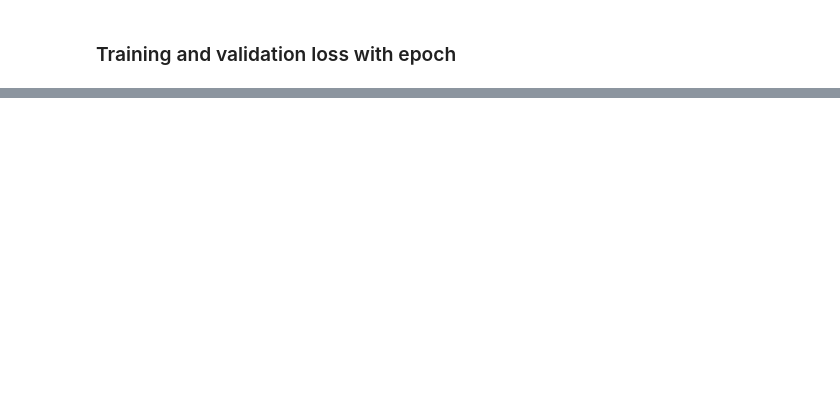
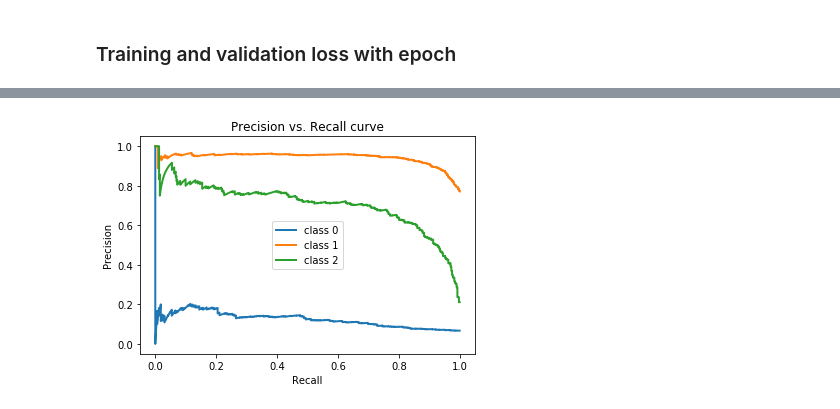
Before and after one commit to yp201/structure-based-hate-speech-detection, a Jupyter notebook: dl_baseline.ipynb, the cells around one changed output, grey strips where cells are left out. Saved outputs shown, nothing was run; the diff lists cells and outputs as text; code cells hidden in the pictures; blank space fills up the shorter version.

```diff
--- a/dl_baseline.ipynb
+++ b/dl_baseline.ipynb
@@ -191,3 +193,6 @@ Epoch: 10, Training Loss: 0.0502, Validation Loss: 0.0683
+# %%
+model = torch.load('./lstm_model.pt')
+model.eval()
 # %% [markdown]
 # Results
 # %%
@@ -200,18 +206,25 @@ accuracy=0
 count=0
 y_pred=[]
 y_actual=[]
+y_test = []
+y_score = []
 for x,y in test_dl:
 
     preds = model(x)
     preds = F.softmax(preds,1)
     for idx,p in enumerate(preds):
+        y_score.append(p.tolist())
         curr_pred=np.round(p.detach().tolist())
         curr_gt=np.round(y[idx].tolist())
+        y_test.append(y[idx].tolist())
         y_pred.append(np.argmax(curr_pred))
         y_actual.append(np.argmax(curr_gt))
         if np.array_equal(curr_pred,curr_gt):
             accuracy+=1
         count+=1
+# %%
+y_test = np.array(y_test)
+y_score = np.array(y_score)
 # %% [markdown]
 ### Accuracy on test set
 # %%
@@ -238,0 +252,15 @@ plt.legend()
+# %%
+precision = dict()
+recall = dict()
+for i in range(3):
+    precision[i], recall[i], _ = precision_recall_curve(y_test[:, i],
+                                                        y_score[:, i])
+    plt.plot(recall[i], precision[i], lw=2, label='class {}'.format(i))
+
+plt.xlabel("Recall")
+plt.ylabel("Precision")
+plt.legend(loc = "best")
+plt.title("Precision vs. Recall curve")
+plt.show()
+# %% [output]
+[figure, added]
```
Also changed, not shown: parts of 6 cells of this notebook.
